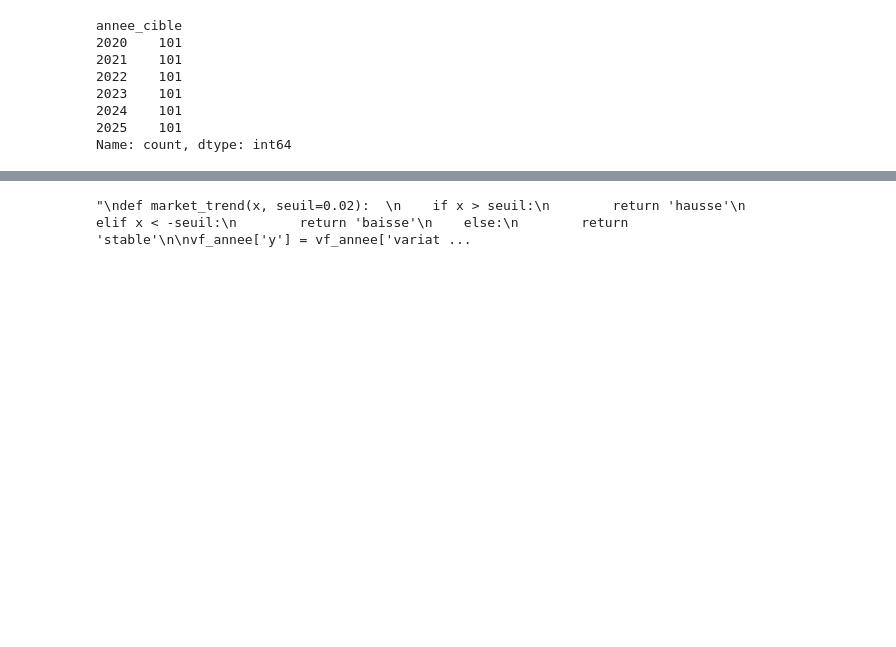
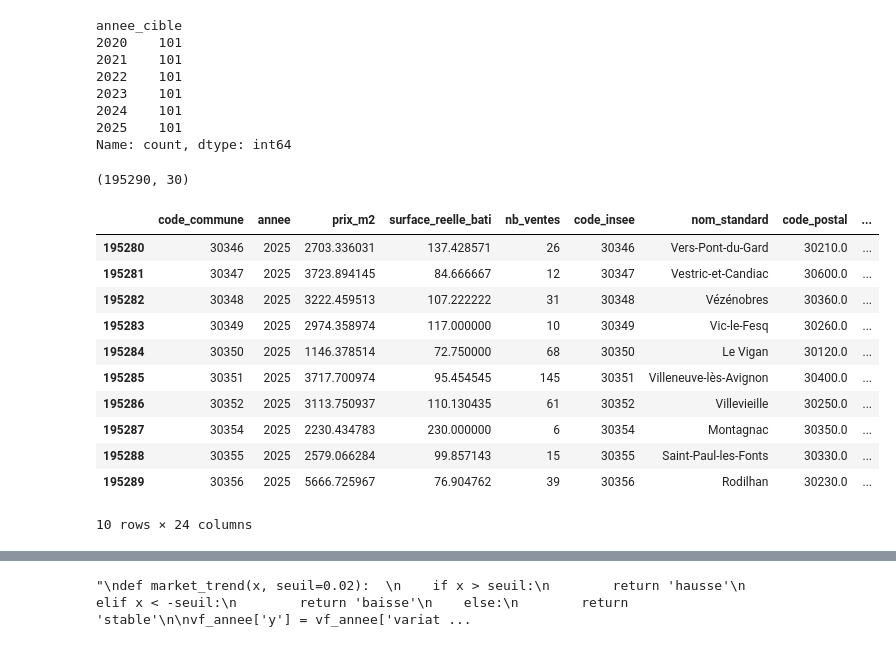
Before and after one commit to FatimaUY/GeoLogis, a Jupyter notebook: src/data-pipeline/merge/merge_data.ipynb, the cells around one changed output, grey strips where cells are left out. Saved outputs shown, nothing was run; the diff lists cells and outputs as text; code cells hidden in the pictures; blank space fills up the shorter version.

```diff
--- a/src/data-pipeline/merge/merge_data.ipynb
+++ b/src/data-pipeline/merge/merge_data.ipynb
@@ -269,6 +304,25 @@ df_merged = df_merged.merge(
     right_on=['dept', 'annee_cible'],
     how='left'
 )
+# %%
+df_merged.shape
+# %% [output]
+(195290, 30)
+# %%
+df_merged.tail(10)
+# %% [output]
+|  | code_commune | annee | prix_m2 | surface_reelle_bati | nb_ventes | code_insee | nom_standard | code_postal | ... |
+| 195280 | 30346 | 2025 | 2703.336031 | 137.428571 | 26 | 30346 | Vers-Pont-du-Gard | 30210.0 | ... |
+| 195281 | 30347 | 2025 | 3723.894145 | 84.666667 | 12 | 30347 | Vestric-et-Candiac | 30600.0 | ... |
+| 195282 | 30348 | 2025 | 3222.459513 | 107.222222 | 31 | 30348 | Vézénobres | 30360.0 | ... |
+| 195283 | 30349 | 2025 | 2974.358974 | 117.000000 | 10 | 30349 | Vic-le-Fesq | 30260.0 | ... |
+| 195284 | 30350 | 2025 | 1146.378514 | 72.750000 | 68 | 30350 | Le Vigan | 30120.0 | ... |
+| 195285 | 30351 | 2025 | 3717.700974 | 95.454545 | 145 | 30351 | Villeneuve-lès-Avignon | 30400.0 | ... |
+| 195286 | 30352 | 2025 | 3113.750937 | 110.130435 | 61 | 30352 | Villevieille | 30250.0 | ... |
+| 195287 | 30354 | 2025 | 2230.434783 | 230.000000 | 6 | 30354 | Montagnac | 30350.0 | ... |
+| 195288 | 30355 | 2025 | 2579.066284 | 99.857143 | 15 | 30355 | Saint-Paul-les-Fonts | 30330.0 | ... |
+| 195289 | 30356 | 2025 | 5666.725967 | 76.904762 | 39 | 30356 | Rodilhan | 30230.0 | ... |
+10 rows × 24 columns
 # %%
 df_merged[['dept', 'annee_cible', 'taux_global_tfb', 'taux_global_tfnb', 'taux_plein_teom', 'taux_global_th']].info()
 # %% [output]
```
Also changed, not shown: parts of 36 cells of this notebook, 4 other files.
